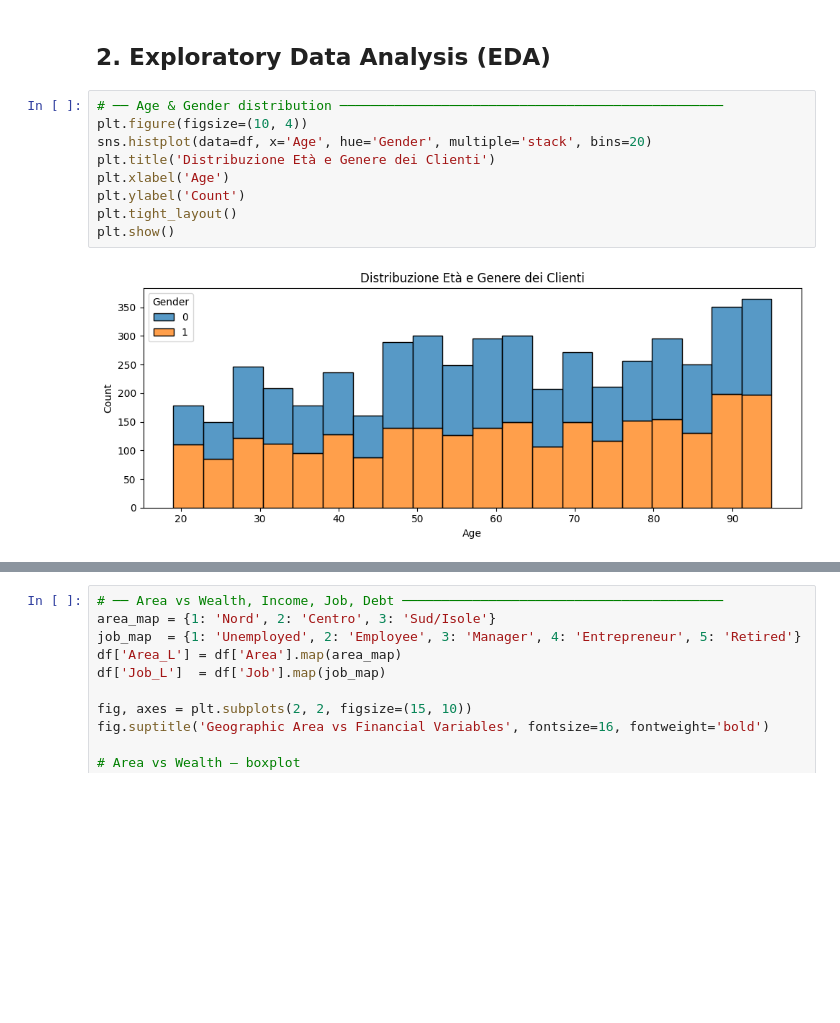
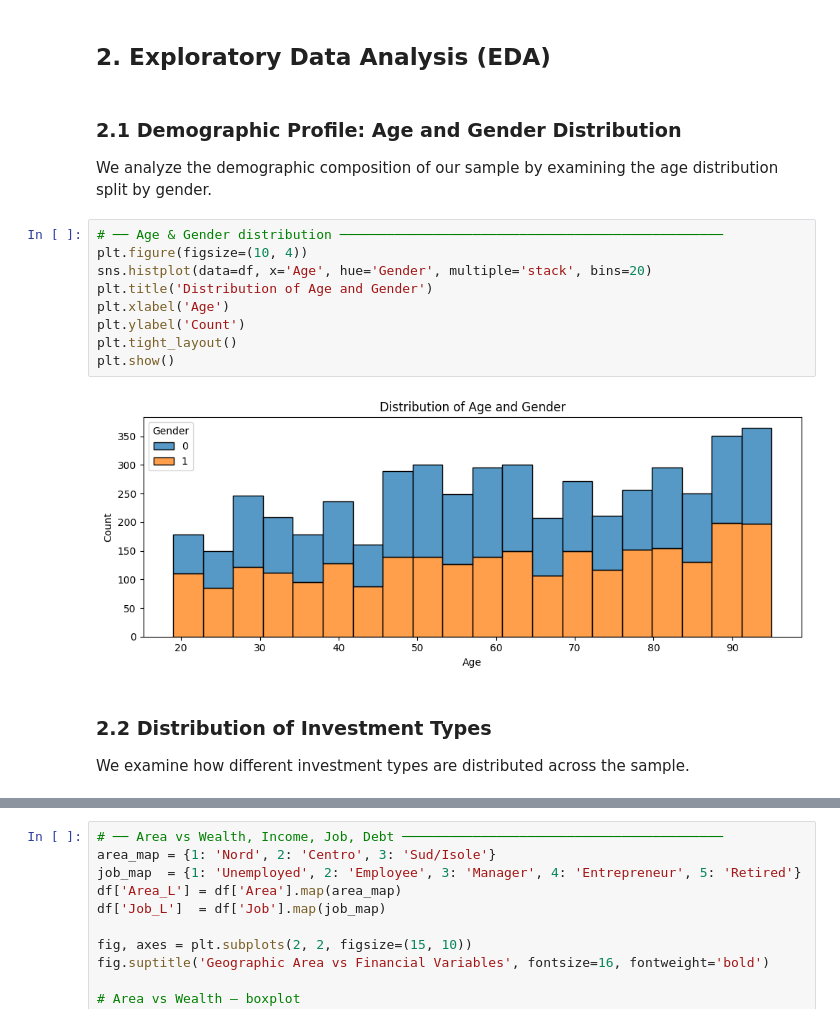
Before and after one commit to SimoneCerrone/FINTECH, a Jupyter notebook: BankClients_Segmentation_Final1.ipynb, the cells around one changed output, grey strips where cells are left out. Drawn from its saved outputs; the diff is of its cells as text; blank space fills up the shorter version.

```diff
--- a/BankClients_Segmentation_Final1.ipynb
+++ b/BankClients_Segmentation_Final1.ipynb
@@ -88,17 +88,25 @@ display(df.describe().round(2))
 | max | 95.00 | 1.00 | 5.00 | 3.00 | 3.00 | 6.00 | 0.98 | 1.00 | 0.98 | 0.96 | 0.99 | ... |
 # %% [markdown]
 ## 2. Exploratory Data Analysis (EDA)
+# %% [markdown]
+### 2.1 Demographic Profile: Age and Gender Distribution
+
+We analyze the demographic composition of our sample by examining the age distribution split by gender.
 # %%
 # ── Age & Gender distribution ─────────────────────────────────────────────────
 plt.figure(figsize=(10, 4))
 sns.histplot(data=df, x='Age', hue='Gender', multiple='stack', bins=20)
-plt.title('Distribuzione Età e Genere dei Clienti')
+plt.title('Distribution of Age and Gender')
 plt.xlabel('Age')
 plt.ylabel('Count')
 plt.tight_layout()
 plt.show()
 # %% [output]
-[figure, old version]
+[figure, new version]
+# %% [markdown]
+### 2.2 Distribution of Investment Types
+
+We examine how different investment types are distributed across the sample.
 # %%
 # ── Investment type distribution ──────────────────────────────────────────────
 inv_labels = {1: 'No investments', 2: 'Lump Sum', 3: 'Capital Accumulation (PAC)'}
```
Also changed, not shown: parts of 8 cells of this notebook.
